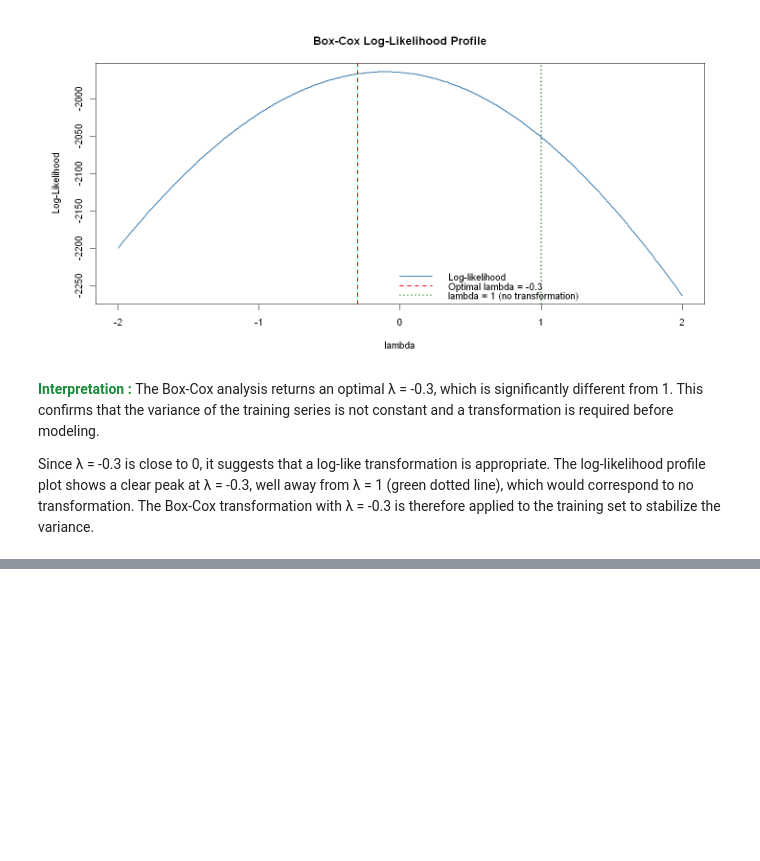
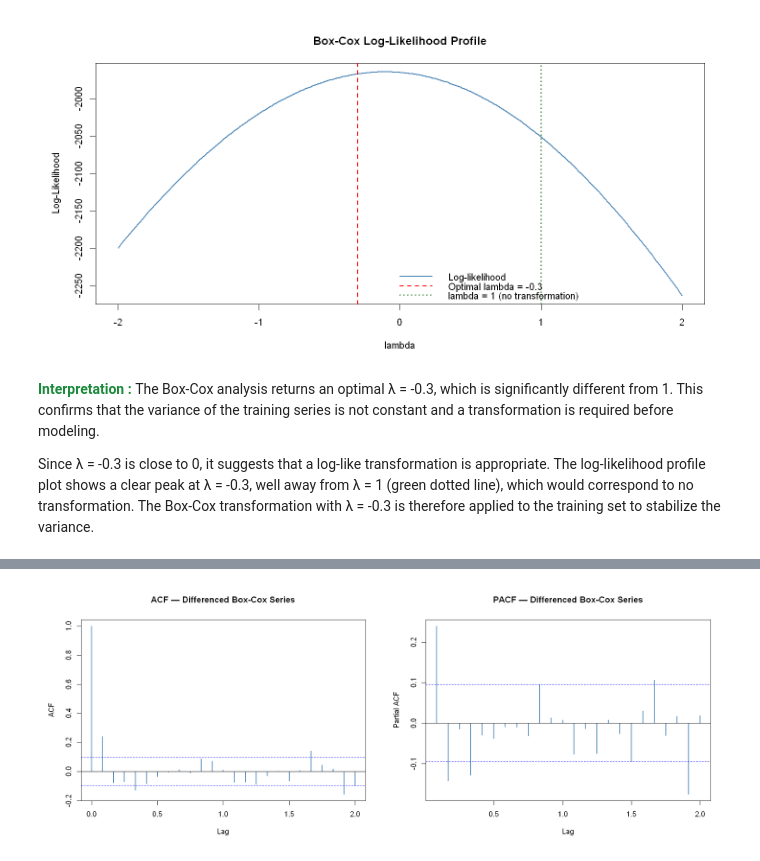
Before and after one commit to AfafKhadraoui/-Brent-Crude-Oil-Time-Series-Forecasting, a Jupyter notebook: Individual_project_Afaf_Khadraoui_G10.ipynb, the cells around one changed output, grey strips where cells are left out. Drawn from its saved outputs; the diff is of its cells as text; code cells hidden in the pictures; blank space fills up the shorter version.

```diff
--- a/Individual_project_Afaf_Khadraoui_G10.ipynb
+++ b/Individual_project_Afaf_Khadraoui_G10.ipynb
@@ -461,0 +592,23 @@ Warning message in title(main = main, xlab = xlab, ylab = ylab, ...):
+# %%
+# ACF and PACF of differenced Box-Cox series
+options(repr.plot.width = 16, repr.plot.height = 6)
+
+par(mfrow = c(1, 2),
+    bg    = "white",
+    mar   = c(5, 5, 4, 2))
+
+acf(train_diff,
+    lag.max  = 24,
+    main     = "ACF — Differenced Box-Cox Series",
+    col      = "steelblue",
+    lwd      = 2)
+
+pacf(train_diff,
+     lag.max = 24,
+     main    = "PACF — Differenced Box-Cox Series",
+     col     = "steelblue",
+     lwd     = 2)
+
+par(mfrow = c(1, 1))
+# %% [output]
+[figure, added]
```
Also changed, not shown: parts of 10 cells of this notebook.
